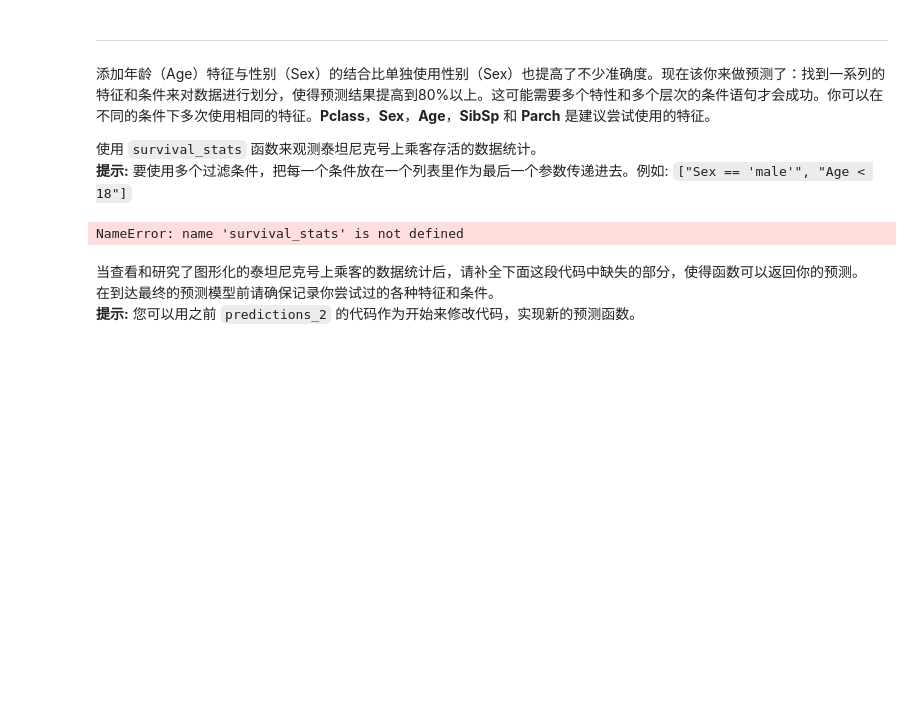
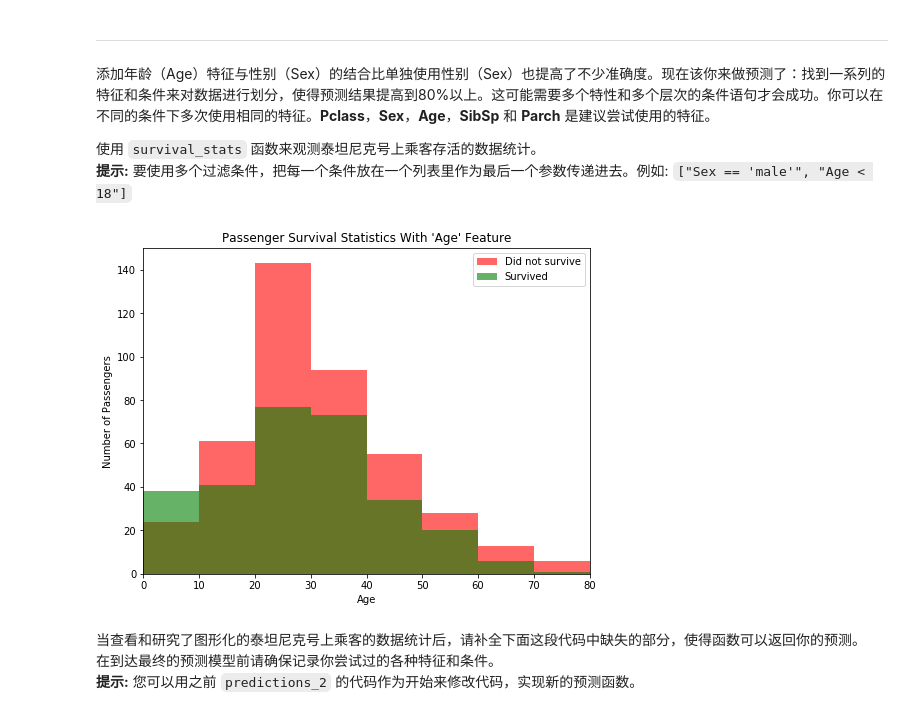
Before and after one commit to mtyylx/MLND, a Jupyter notebook: P0_Titanic/titanic_survival_exploration.ipynb, the cells around one changed output. Cells and saved outputs as stored; diff of their text form; code cells hidden in the pictures; blank space fills up the shorter version.

```diff
--- a/P0_Titanic/titanic_survival_exploration.ipynb
+++ b/P0_Titanic/titanic_survival_exploration.ipynb
@@ -249,9 +249,9 @@ Predictions have an accuracy of 79.35%.
 使用 `survival_stats` 函数来观测泰坦尼克号上乘客存活的数据统计。
 **提示:** 要使用多个过滤条件，把每一个条件放在一个列表里作为最后一个参数传递进去。例如: `["Sex == 'male'", "Age < 18"]`
 # %%
-survival_stats(data, outcomes, 'Age', ["Sex == 'male'", "Pclass == 3"])
+survival_stats(data, outcomes, 'Age')
 # %% [output]
-NameError: name 'survival_stats' is not defined
+[figure, added]
 # %% [markdown]
 当查看和研究了图形化的泰坦尼克号上乘客的数据统计后，请补全下面这段代码中缺失的部分，使得函数可以返回你的预测。
 在到达最终的预测模型前请确保记录你尝试过的各种特征和条件。
```
Also changed, not shown: parts of 6 cells of this notebook, 1 other file.
